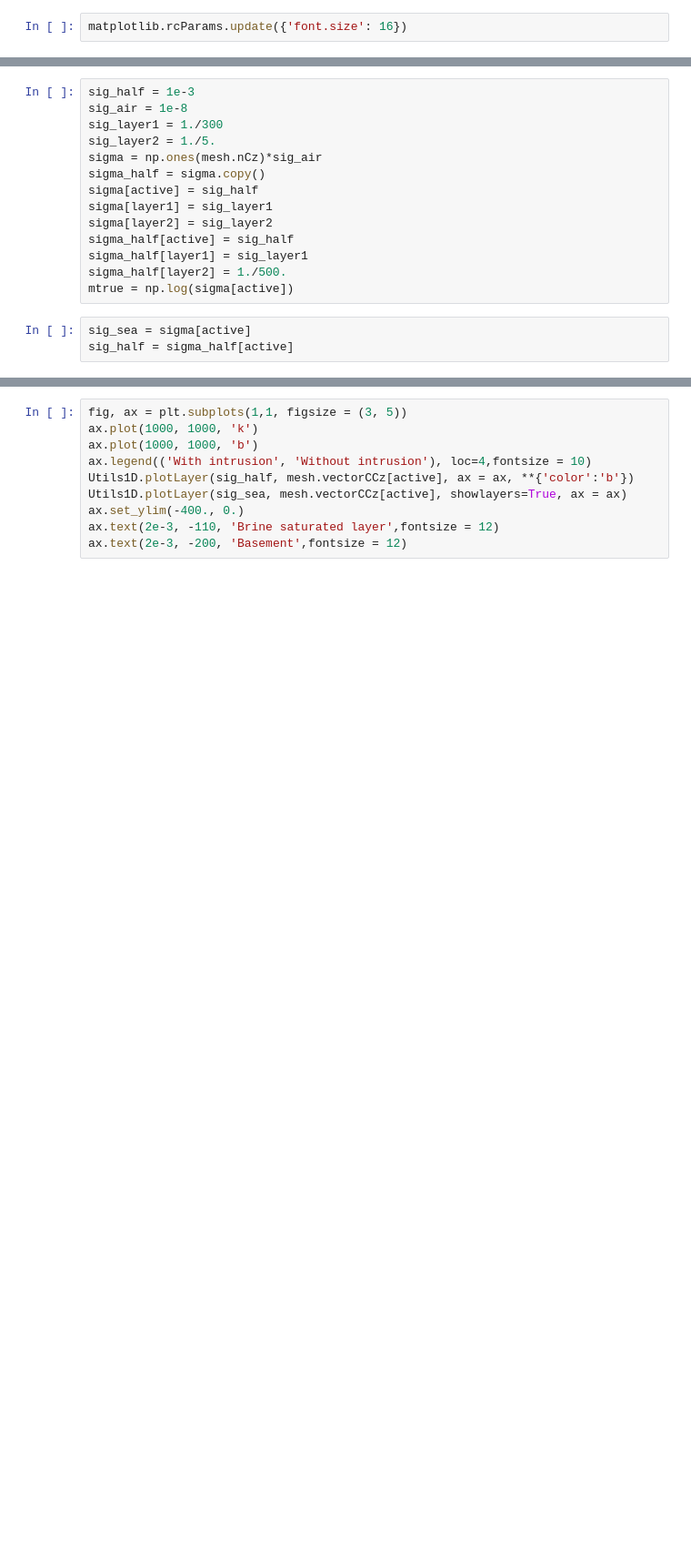
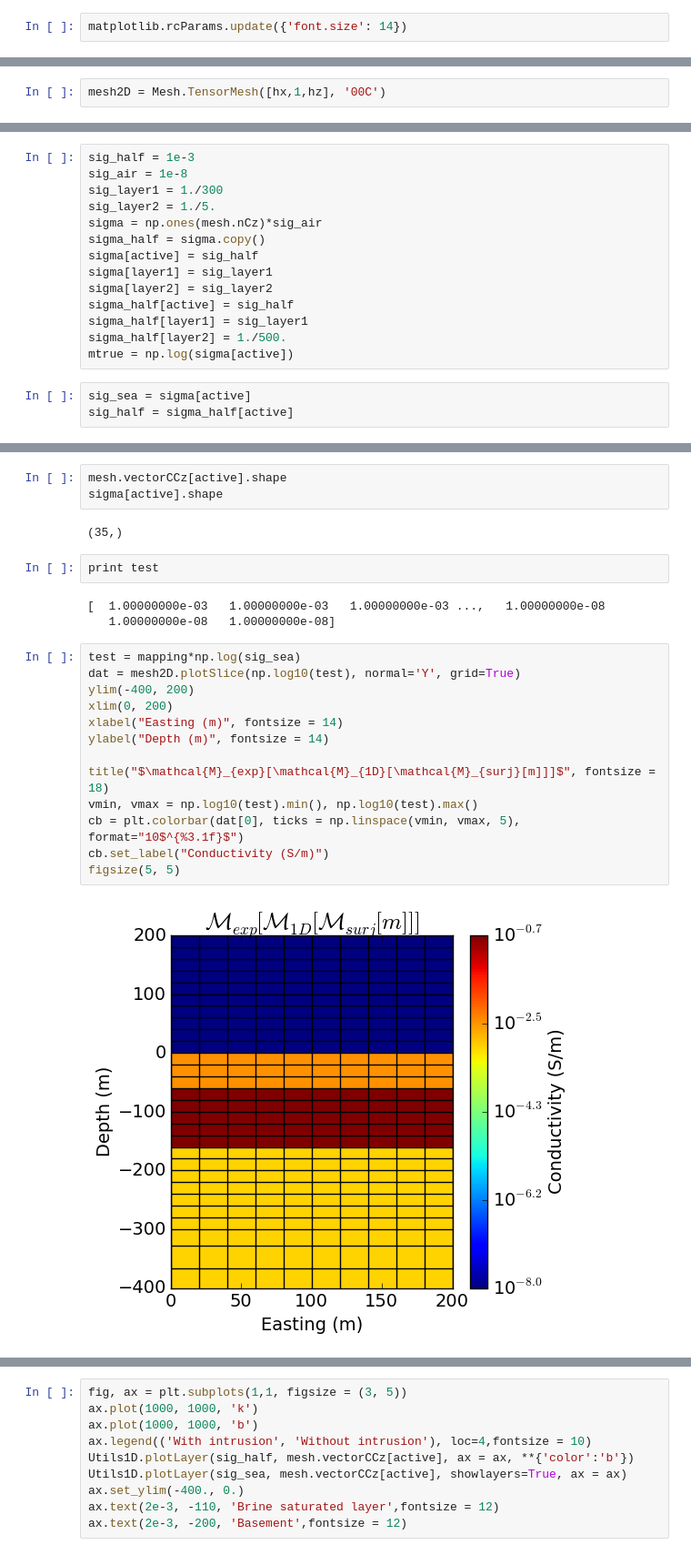
Before and after one commit to sgkang/AGU2014MovingDimensionsinEM, a Jupyter notebook: examples/HydroTD_Analysis.ipynb, the cells around one changed output, grey strips where cells are left out. Shown: that part at 91% size. Drawn from its saved outputs; the diff is of its cells as text; blank space fills up the shorter version.

```diff
--- a/examples/HydroTD_Analysis.ipynb
+++ b/examples/HydroTD_Analysis.ipynb
@@ -11,7 +13,7 @@ from IPython.display import set_matplotlib_formats
 set_matplotlib_formats('png')
 matplotlib.rcParams['savefig.dpi'] = 100
 # %%
-matplotlib.rcParams.update({'font.size': 16})
+matplotlib.rcParams.update({'font.size': 14})
 # %%
 meshType = 'CYL'
 cs, ncx, ncz, npad = 20., 25, 30, 20
@@ -21,3 +36,5 @@ mesh = Mesh.CylMesh([hx,1,hz], '00C')
+# %%
+mesh2D = Mesh.TensorMesh([hx,1,hz], '00C')
 # %%
 active = mesh.vectorCCz<0.
 layer1 = (mesh.vectorCCz<0.) & (mesh.vectorCCz>=-60.)
@@ -43,0 +80,25 @@ sig_half = sigma_half[active]
+# %%
+mesh.vectorCCz[active].shape
+sigma[active].shape
+# %% [output]
+(35,)
+# %%
+print test
+# %% [output]
+[  1.00000000e-03   1.00000000e-03   1.00000000e-03 ...,   1.00000000e-08
+   1.00000000e-08   1.00000000e-08]
+# %%
+test = mapping*np.log(sig_sea)
+dat = mesh2D.plotSlice(np.log10(test), normal='Y', grid=True)
+ylim(-400, 200)
+xlim(0, 200)
+xlabel("Easting (m)", fontsize = 14)
+ylabel("Depth (m)", fontsize = 14)
+
+title("$\mathcal{M}_{exp}[\mathcal{M}_{1D}[\mathcal{M}_{surj}[m]]]$", fontsize = 18)
+vmin, vmax = np.log10(test).min(), np.log10(test).max()
+cb = plt.colorbar(dat[0], ticks = np.linspace(vmin, vmax, 5), format="10$^{%3.1f}$")
+cb.set_label("Conductivity (S/m)")
+figsize(5, 5)
+# %% [output]
+[figure, added]
```
Also changed, not shown: parts of 9 cells of this notebook, 15 other files.
